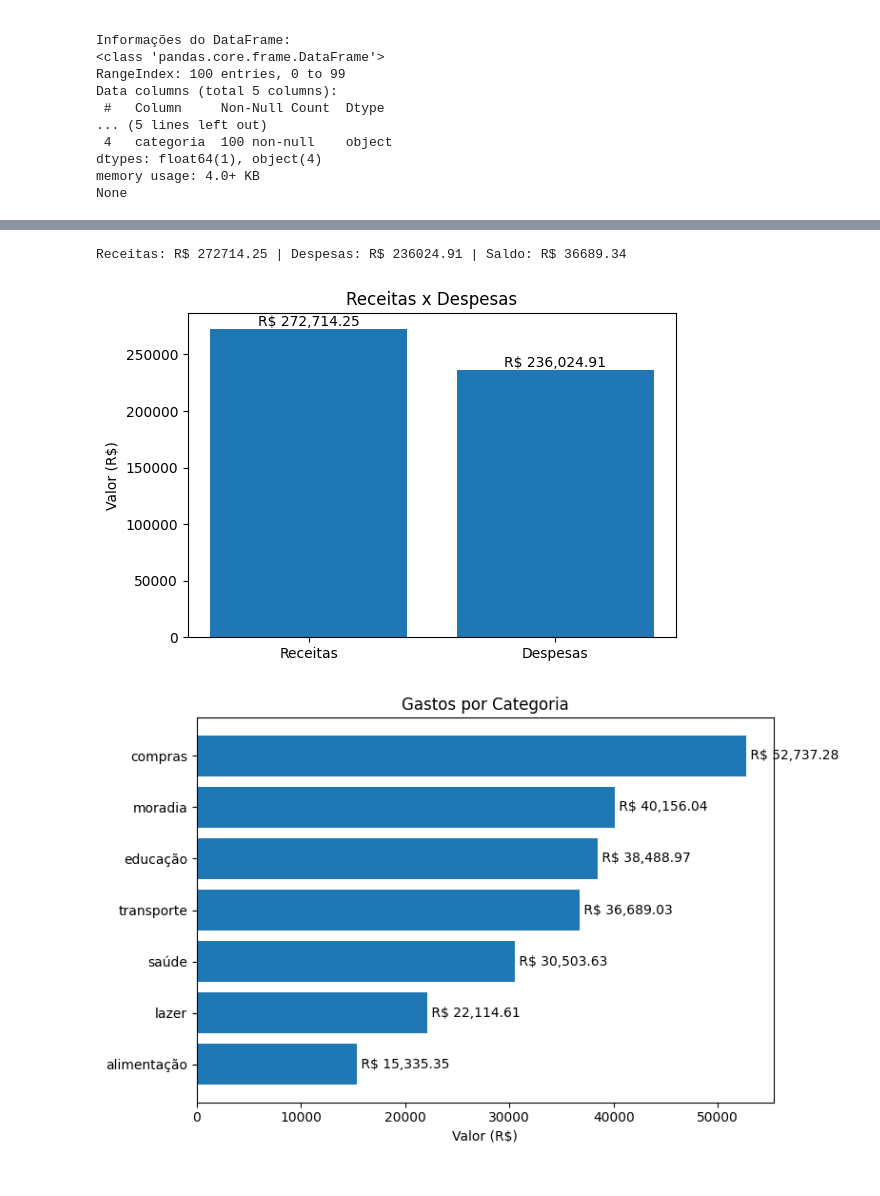
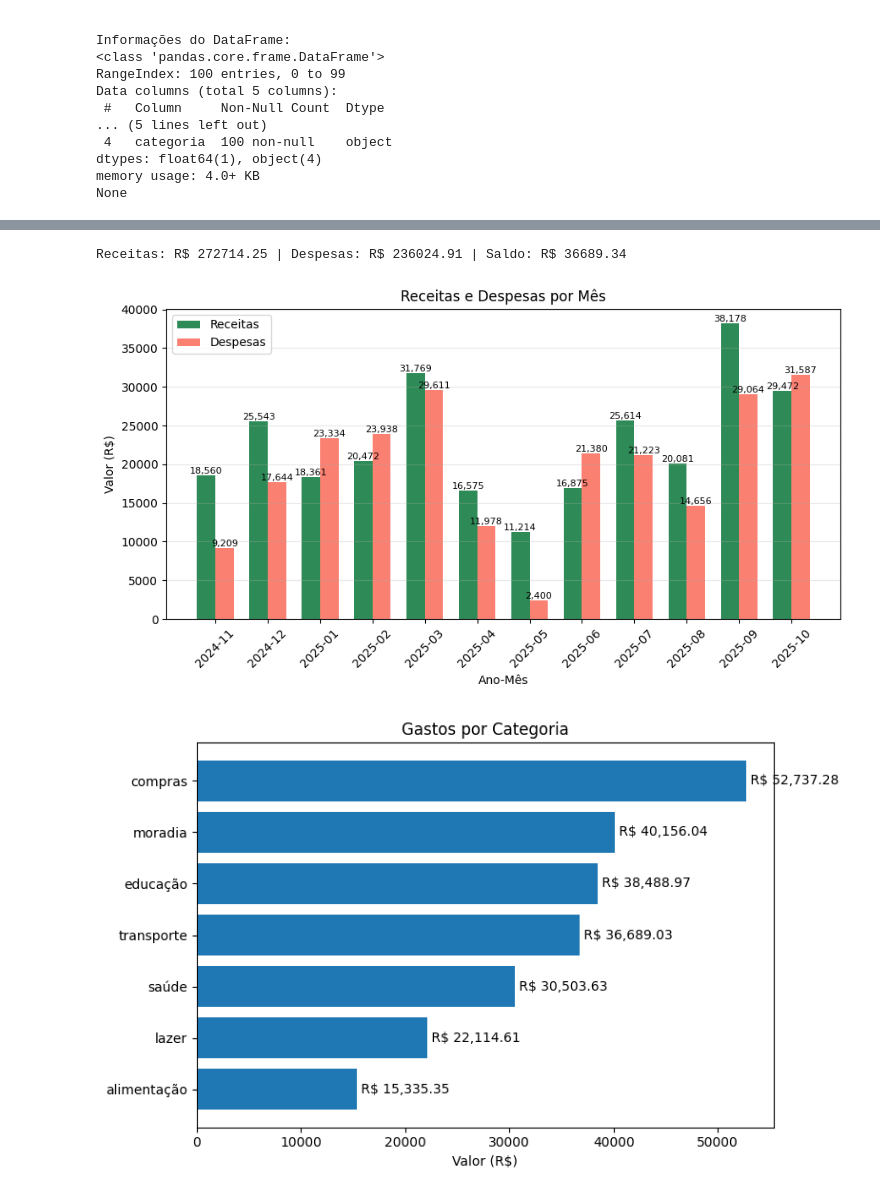
Before and after one commit to MatheusFeSales/projeto_01_gestao_financeira_pessoal, a Jupyter notebook: sistema_financeiro.ipynb, the cells around one changed output, grey strips where cells are left out. Saved outputs shown, nothing was run; the diff lists cells and outputs as text; code cells hidden in the pictures.

```diff
--- a/sistema_financeiro.ipynb
+++ b/sistema_financeiro.ipynb
@@ -94,5 +189,4 @@ ano_mes
 # %%
-import matplotlib.pyplot as plt
 
 # ------------------------------------------------------------------
 # 0) Preparos: totais e tabelas auxiliares (em cima do df limpo)
@@ -130,16 +224,37 @@ for col in ["receita", "despesa"]:
 saldo_mensal["saldo"] = saldo_mensal["receita"] - saldo_mensal["despesa"]
 
 # ------------------------------------------------------------------
-# 1) Gráfico: Receitas x Despesas (barra)
+# 1) Gráfico: Receitas x Despesas por Mês (colunas lado a lado)
 # ------------------------------------------------------------------
-plt.figure(figsize=(6, 4))
-plt.bar(["Receitas", "Despesas"], [total_receitas, total_despesas])
-plt.title("Receitas x Despesas")
-plt.ylabel("Valor (R$)")
-for i, v in enumerate([total_receitas, total_despesas]):
-    plt.text(i, v, f"R$ {v:,.2f}", ha="center", va="bottom")
-plt.tight_layout()
-plt.show()
+if not saldo_mensal.empty:
+
+    # converte índice Period para string para exibir no eixo X
+    x_labels = saldo_mensal.index.astype(str)
+    x = np.arange(len(x_labels))  # posição das barras no eixo x
+    largura = 0.35                # largura de cada barra
+
+    plt.figure(figsize=(9, 5))
+    plt.bar(x - largura/2, saldo_mensal["receita"], width=largura, label="Receitas", color="seagreen")
+    plt.bar(x + largura/2, saldo_mensal["despesa"], width=largura, label="Despesas", color="salmon")
+
+    # título e rótulos
+    plt.title("Receitas e Despesas por Mês")
+    plt.xlabel("Ano-Mês")
+    plt.ylabel("Valor (R$)")
+    plt.xticks(x, x_labels, rotation=45)
+    plt.legend()
+    plt.grid(axis="y", alpha=0.3)
+
+    # adiciona os valores acima das barras
+    for i, v in enumerate(saldo_mensal["receita"]):
+        plt.text(i - largura/2, v, f"{v:,.0f}", ha="center", va="bottom", fontsize=8)
+    for i, v in enumerate(saldo_mensal["despesa"]):
+        plt.text(i + largura/2, v, f"{v:,.0f}", ha="center", va="bottom", fontsize=8)
+
+    plt.tight_layout()
+    plt.show()
+else:
+    print("Sem dados para gerar o gráfico de Receitas x Despesas.")
 
 # ------------------------------------------------------------------
 # 2) Gráfico: Gastos por Categoria (barra horizontal)
@@ -152,33 +267,33 @@ if not gastos_categoria.empty:
     # anotações nos rótulos
     for y, v in enumerate(gastos_categoria.values):
         plt.text(v, y, f" R$ {v:,.2f}", va="center")
     plt.tight_layout()
     plt.show()
 else:
     print("Sem despesas para exibir por categoria.")
 
 # ------------------------------------------------------------------
 # 3) Gráfico: Evolução do Saldo Mensal (linha)
 # ------------------------------------------------------------------
 if not saldo_mensal.empty:
     # converte Period para string para aparecer bonito no eixo x
     x_labels = saldo_mensal.index.astype(str)
 
     plt.figure(figsize=(9, 5))
     plt.plot(x_labels, saldo_mensal["saldo"], marker="o")
     plt.title("Evolução do Saldo Mensal")
     plt.xlabel("Ano-Mês")
     plt.ylabel("Saldo (R$)")
     plt.grid(True, alpha=0.3)
     # rótulos nos pontos
     for x, y in zip(range(len(x_labels)), saldo_mensal["saldo"].values):
         plt.text(x, y, f"{y:,.0f}", ha="center", va="bottom")
     plt.tight_layout()
     plt.show()
 else:
     print("Sem dados para saldo mensal.")
 # %% [output]
 Receitas: R$ 272714.25 | Despesas: R$ 236024.91 | Saldo: R$ 36689.34
-[figure, old version]
+[figure, new version]
 [figure]
 [figure]
```
Also changed, not shown: parts of 6 cells of this notebook, 5 other files.
